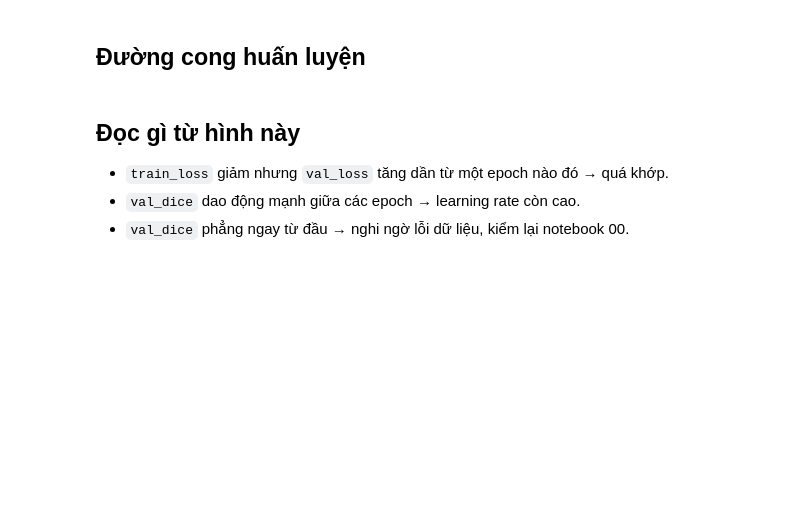
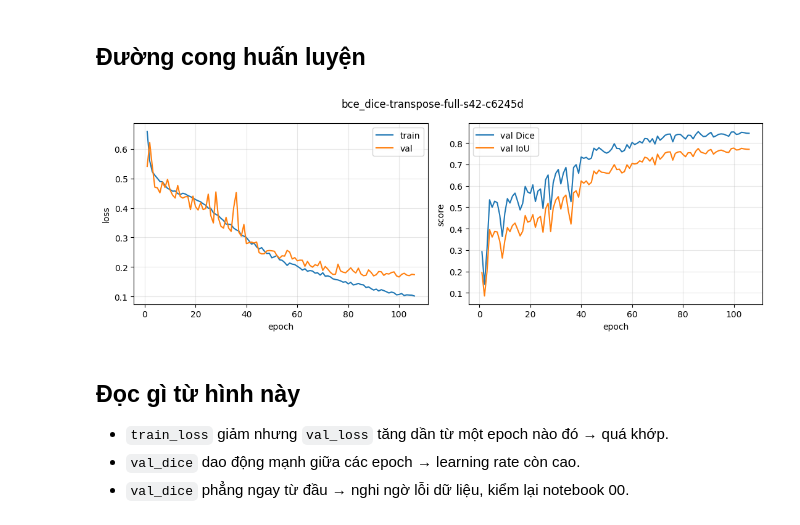
Before and after one commit to ngovanquang/unet-kvasir, a Jupyter notebook: notebooks/01_train_baseline.ipynb, the cells around one changed output. Saved outputs shown, nothing was run; the diff lists cells and outputs as text; code cells hidden in the pictures; blank space fills up the shorter version.

```diff
--- a/notebooks/01_train_baseline.ipynb
+++ b/notebooks/01_train_baseline.ipynb
@@ -44,8 +67,14 @@ result = run_experiment(cfg, skip_if_logged=False)
 # %%
 from src.viz import plot_history
 
-fig = plot_history(result["history"], title=cfg.run_id,
-                   save_path=f"{cfg.fig_dir}/history_{cfg.run_id}.png")
+if not result.get("history"):
+    print("Không có history trên đĩa (lượt này chạy bằng bản code cũ).\n"
+          "Chạy lại với skip_if_logged=False nếu cần đường cong.")
+else:
+    fig = plot_history(result["history"], title=cfg.run_id,
+                       save_path=f"{cfg.fig_dir}/history_{cfg.run_id}.png")
+# %% [output]
+[figure, added]
 # %% [markdown]
 ## Đọc gì từ hình này
 
```
Also changed, not shown: parts of 4 cells of this notebook, 22 other files.
